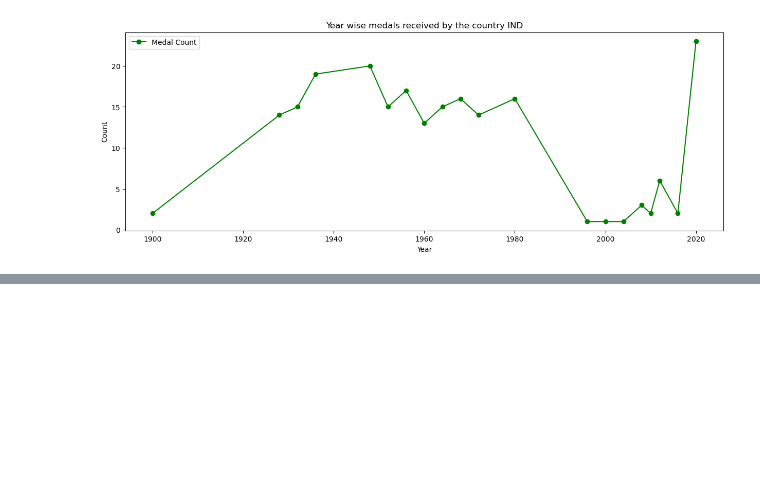
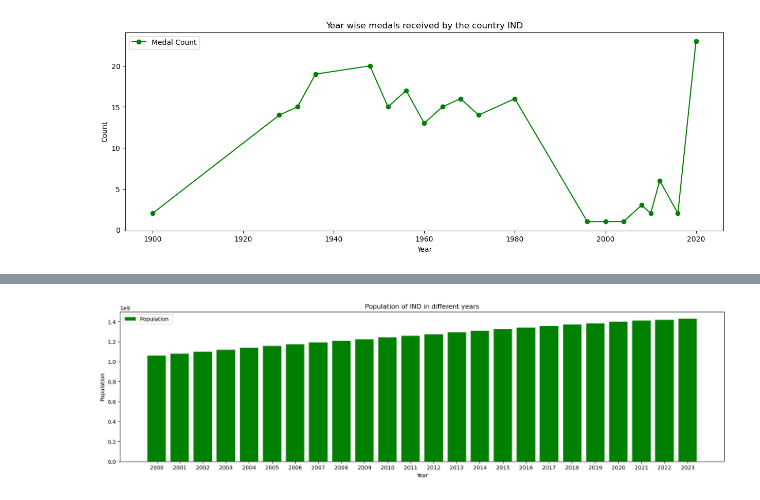
Before and after one commit to Kalyan199999/Data_Analysis, a Jupyter notebook: olymic_data_analysis.ipynb, the cells around one changed output, grey strips where cells are left out. Saved outputs shown, nothing was run; the diff lists cells and outputs as text; code cells hidden in the pictures; blank space fills up the shorter version.

Commit message:
olympic data is anlyzing

```diff
--- a/olymic_data_analysis.ipynb
+++ b/olymic_data_analysis.ipynb
@@ -250,0 +274,15 @@ plotLineGraph(
+# %%
+country_code = 'IND'
+country_data = population[ population['Country Code'] == country_code ].iloc[ : , 42:]
+# %%
+plotBarGraph(
+    X=country_data.columns.tolist(),
+    Y=country_data.values.flatten().tolist(),
+    XLabel="Year",
+    YLabel="Population",
+    label=f'Population ',
+    title=f'Population of {country_code} in different years',
+    color='green'
+)
+# %% [output]
+[figure, added]
```
Also changed, not shown: parts of 12 cells of this notebook.
